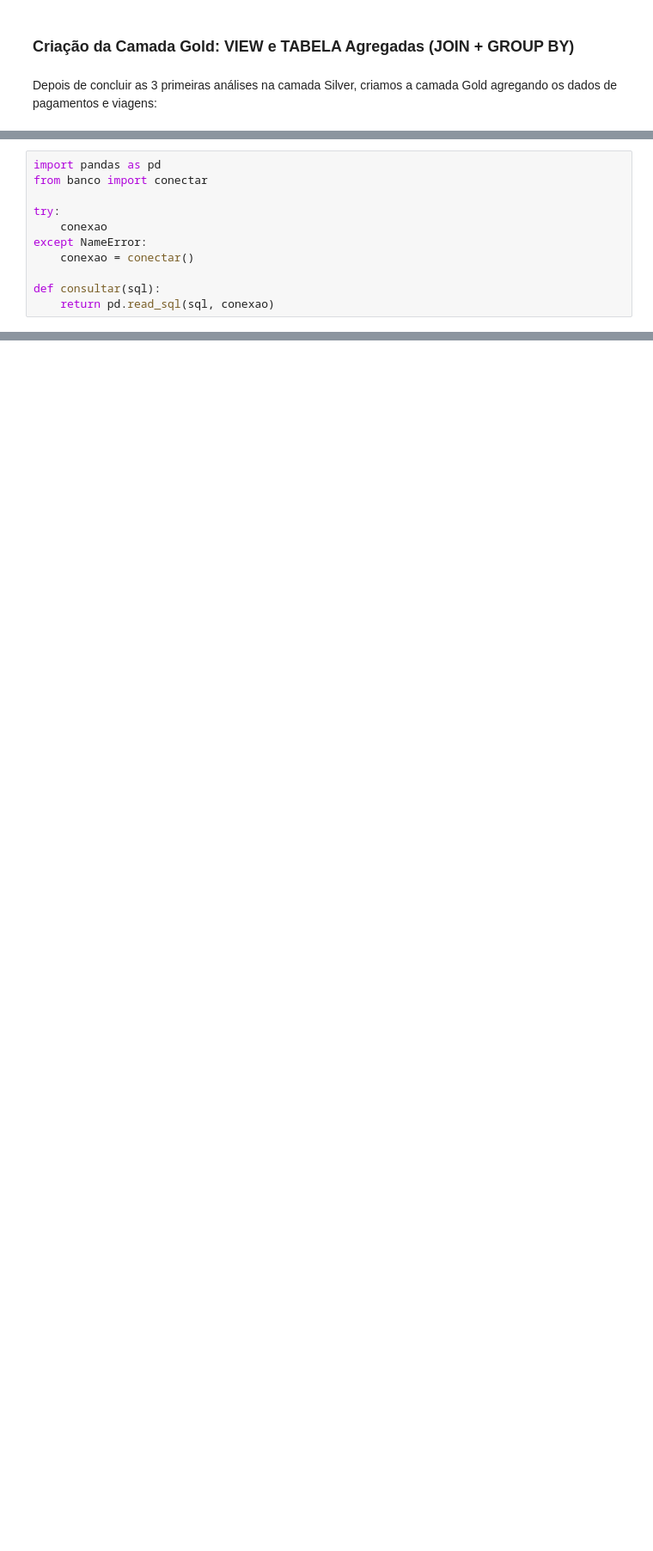
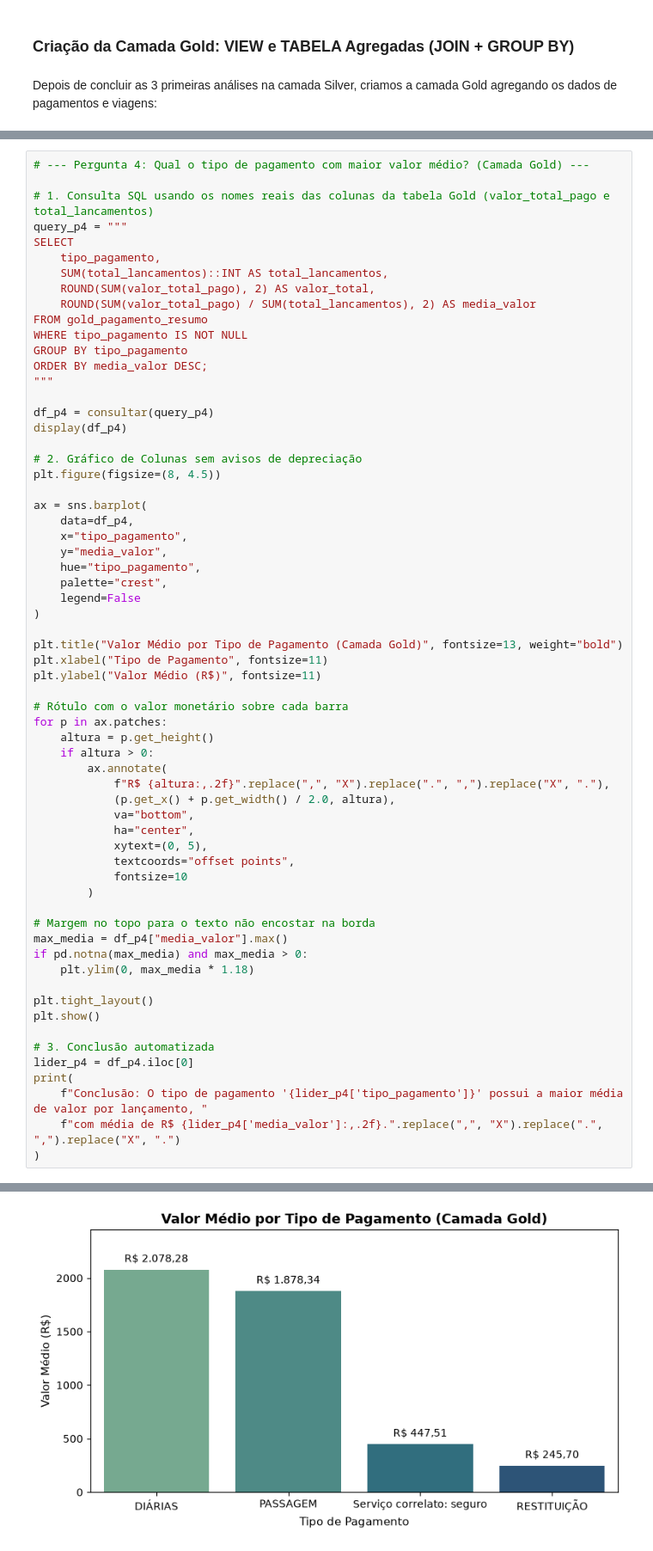
Before and after one commit to claudinha08/analise-de-dados-python, a Jupyter notebook: ProjetoFinal_ClaudiaPedroso_T5/3_analise.ipynb, the cells around one changed output, grey strips where cells are left out. Shown at 86% size. Cells and saved outputs as stored; diff of their text form; blank space fills up the shorter version.

```diff
--- a/ProjetoFinal_ClaudiaPedroso_T5/3_analise.ipynb
+++ b/ProjetoFinal_ClaudiaPedroso_T5/3_analise.ipynb
@@ -312,11 +365,64 @@ plt.show()
-# %%
-import pandas as pd
-from banco import conectar
-
-try:
-    conexao
-except NameError:
-    conexao = conectar()
-
-def consultar(sql):
-    return pd.read_sql(sql, conexao)
+# %%
+# --- Pergunta 4: Qual o tipo de pagamento com maior valor médio? (Camada Gold) ---
+
+# 1. Consulta SQL usando os nomes reais das colunas da tabela Gold (valor_total_pago e total_lancamentos)
+query_p4 = """
+SELECT
+    tipo_pagamento,
+    SUM(total_lancamentos)::INT AS total_lancamentos,
+    ROUND(SUM(valor_total_pago), 2) AS valor_total,
+    ROUND(SUM(valor_total_pago) / SUM(total_lancamentos), 2) AS media_valor
+FROM gold_pagamento_resumo
+WHERE tipo_pagamento IS NOT NULL
+GROUP BY tipo_pagamento
+ORDER BY media_valor DESC;
+"""
+
+df_p4 = consultar(query_p4)
+display(df_p4)
+
+# 2. Gráfico de Colunas sem avisos de depreciação
+plt.figure(figsize=(8, 4.5))
+
+ax = sns.barplot(
+    data=df_p4,
+    x="tipo_pagamento",
+    y="media_valor",
+    hue="tipo_pagamento",
+    palette="crest",
+    legend=False
+)
+
+plt.title("Valor Médio por Tipo de Pagamento (Camada Gold)", fontsize=13, weight="bold")
+plt.xlabel("Tipo de Pagamento", fontsize=11)
+plt.ylabel("Valor Médio (R$)", fontsize=11)
+
+# Rótulo com o valor monetário sobre cada barra
+for p in ax.patches:
+    altura = p.get_height()
+    if altura > 0:
+        ax.annotate(
+            f"R$ {altura:,.2f}".replace(",", "X").replace(".", ",").replace("X", "."),
+            (p.get_x() + p.get_width() / 2.0, altura),
+            va="bottom",
+            ha="center",
+            xytext=(0, 5),
+            textcoords="offset points",
+            fontsize=10
+        )
+
+# Margem no topo para o texto não encostar na borda
+max_media = df_p4["media_valor"].max()
+if pd.notna(max_media) and max_media > 0:
+    plt.ylim(0, max_media * 1.18)
+
+plt.tight_layout()
+plt.show()
+
+# 3. Conclusão automatizada
+lider_p4 = df_p4.iloc[0]
+print(
+    f"Conclusão: O tipo de pagamento '{lider_p4['tipo_pagamento']}' possui a maior média de valor por lançamento, "
+    f"com média de R$ {lider_p4['media_valor']:,.2f}.".replace(",", "X").replace(".", ",").replace("X", ".")
+)
+# %% [output]
@@ -322,0 +434 @@ def consultar(sql):
+[figure, added]
```
Also changed, not shown: parts of 31 cells of this notebook, 4 other files.
